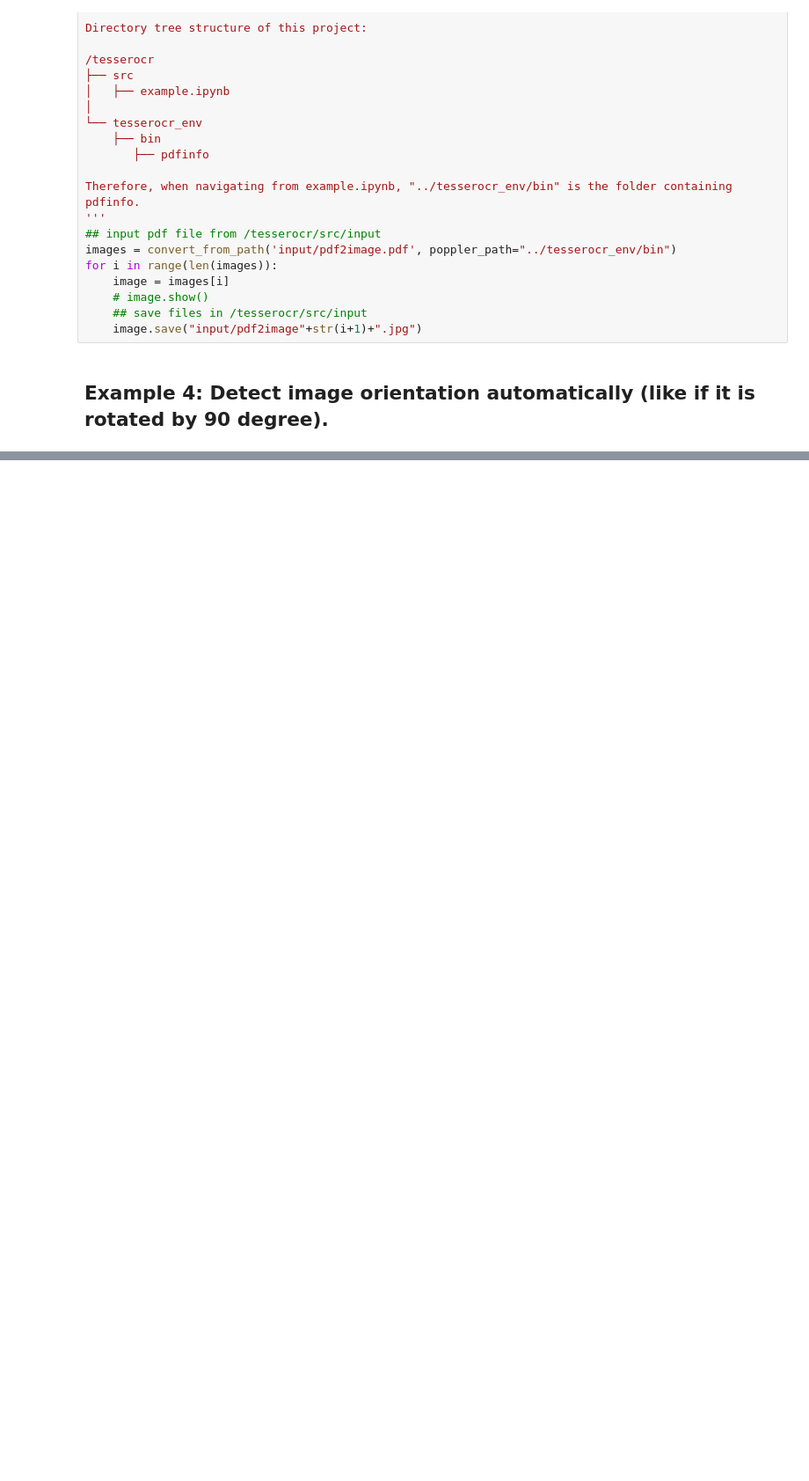
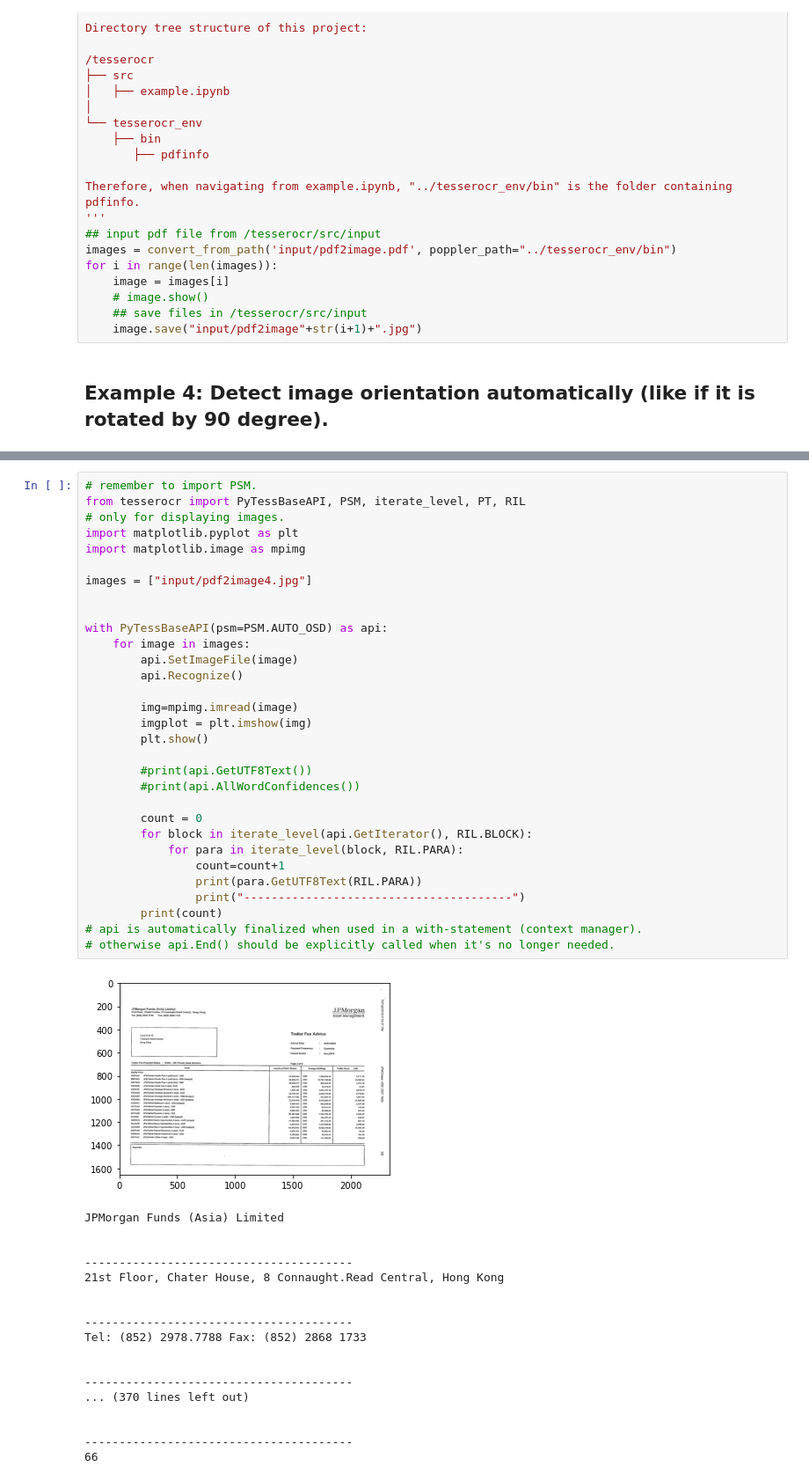
Before and after one commit to michaelfong2017/tesserocr, a Jupyter notebook: src/example.ipynb, the cells around one changed output, grey strips where cells are left out. Shown: that part at 88% size. Saved outputs shown, nothing was run; the diff lists cells and outputs as text; blank space fills up the shorter version.

Commit message:
Break image into blocks.

```diff
--- a/src/example.ipynb
+++ b/src/example.ipynb
@@ -201,0 +308,50 @@ Trailer Fee Advice
+# %%
+# remember to import PSM.
+from tesserocr import PyTessBaseAPI, PSM, iterate_level, PT, RIL
+# only for displaying images.
+import matplotlib.pyplot as plt
+import matplotlib.image as mpimg
+
+images = ["input/pdf2image4.jpg"]
+
+
+with PyTessBaseAPI(psm=PSM.AUTO_OSD) as api:
+    for image in images:
+        api.SetImageFile(image)
+        api.Recognize()
+
+        img=mpimg.imread(image)
+        imgplot = plt.imshow(img)
+        plt.show()
+
+        #print(api.GetUTF8Text())
+        #print(api.AllWordConfidences())
+
+        count = 0
+        for block in iterate_level(api.GetIterator(), RIL.BLOCK):
+            for para in iterate_level(block, RIL.PARA):
+                count=count+1
+                print(para.GetUTF8Text(RIL.PARA))
+                print("---------------------------------------")
+        print(count)
+# api is automatically finalized when used in a with-statement (context manager).
+# otherwise api.End() should be explicitly called when it's no longer needed.
+# %% [output]
+[figure, added]
+JPMorgan Funds (Asia) Limited
+
+
+---------------------------------------
+21st Floor, Chater House, 8 Connaught.Read Central, Hong Kong
+
+
+---------------------------------------
+Tel: (852) 2978.7788 Fax: (852) 2868 1733
+
+
+---------------------------------------
+... (370 lines left out)
+
+
+---------------------------------------
+66
```
Also changed, not shown: parts of 4 cells of this notebook.
